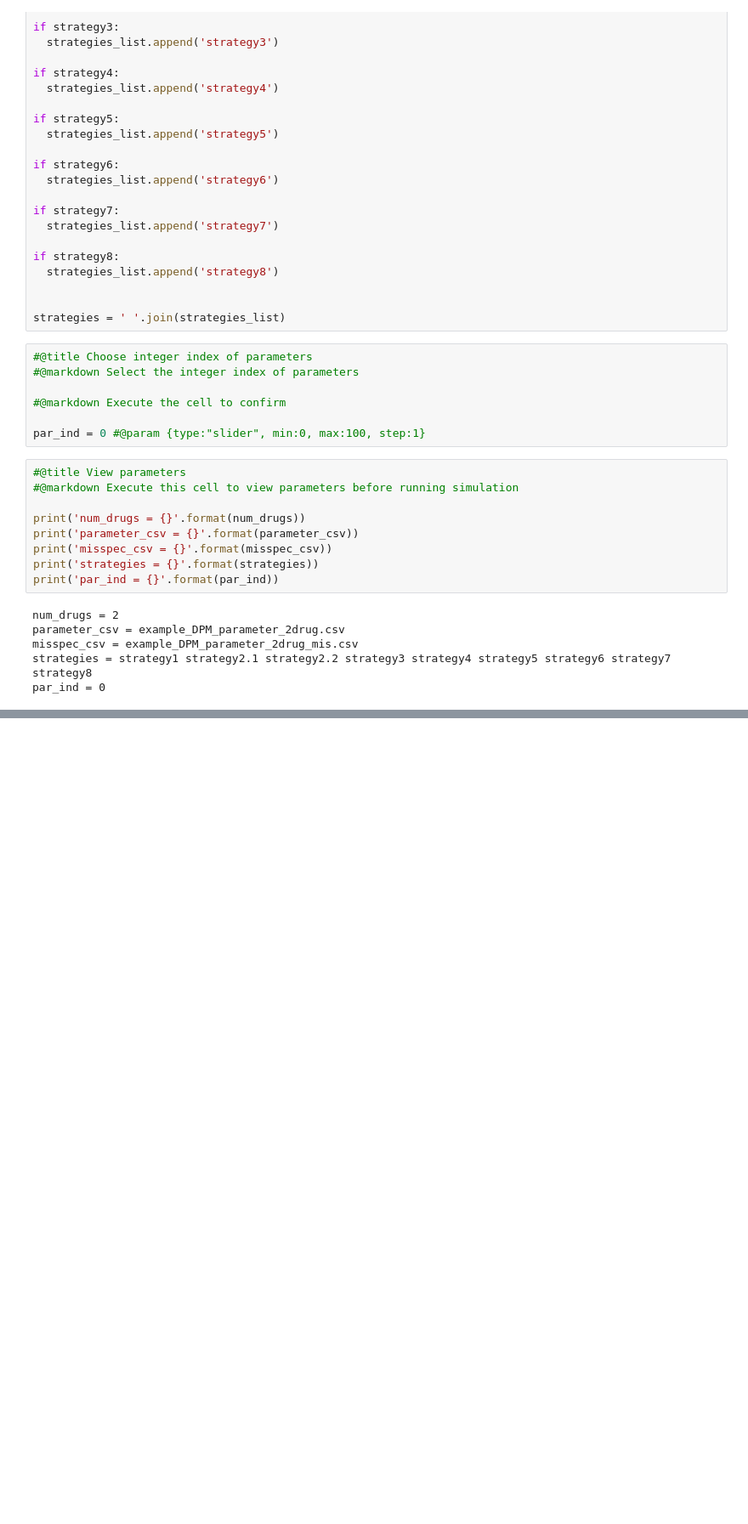
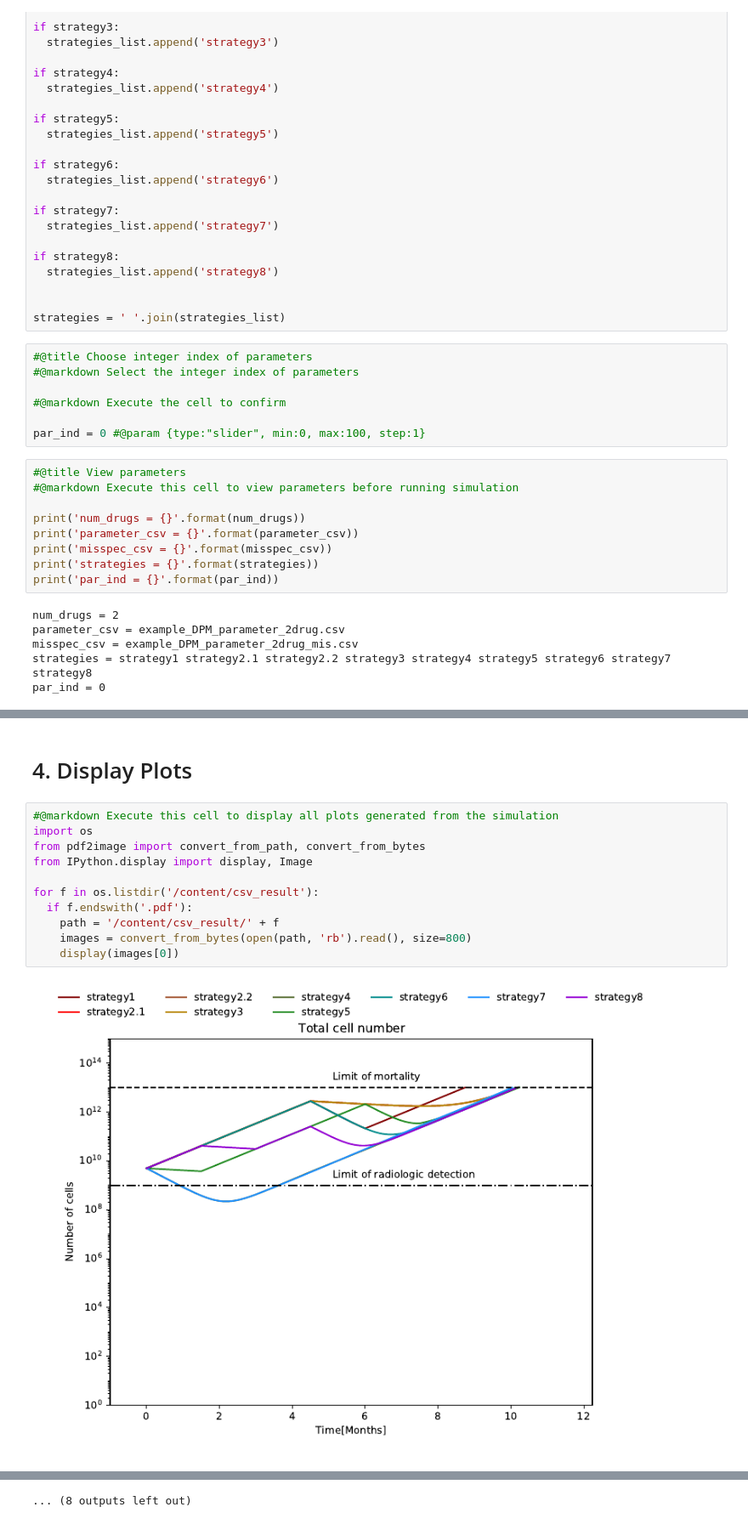
Before and after one commit to GU-DPM/pyDPM-notebook, a Jupyter notebook: pyDPM_Notebook.ipynb, the cells around one changed output, grey strips where cells are left out. Shown at 85% size. Cells and saved outputs as stored; diff of their text form; blank space fills up the shorter version.

Commit message:
Colab is functioning as intended and allows for generating and displaying plots

```diff
--- a/pyDPM_Notebook.ipynb
+++ b/pyDPM_Notebook.ipynb
@@ -171,0 +178,15 @@ DPM_cl.py run_par_csv: error: argument --par_ind: invalid int value: 'None'
+# %% [markdown]
+# 4. Display Plots
+# %%
+#@markdown Execute this cell to display all plots generated from the simulation
+import os
+from pdf2image import convert_from_path, convert_from_bytes
+from IPython.display import display, Image
+
+for f in os.listdir('/content/csv_result'):
+  if f.endswith('.pdf'):
+    path = '/content/csv_result/' + f
+    images = convert_from_bytes(open(path, 'rb').read(), size=800)
+    display(images[0])
+# %% [output]
+[figure, added]
@@ -171,0 +204 @@ DPM_cl.py run_par_csv: error: argument --par_ind: invalid int value: 'None'
+... (8 outputs left out)
```
Also changed, not shown: parts of 8 cells of this notebook.
